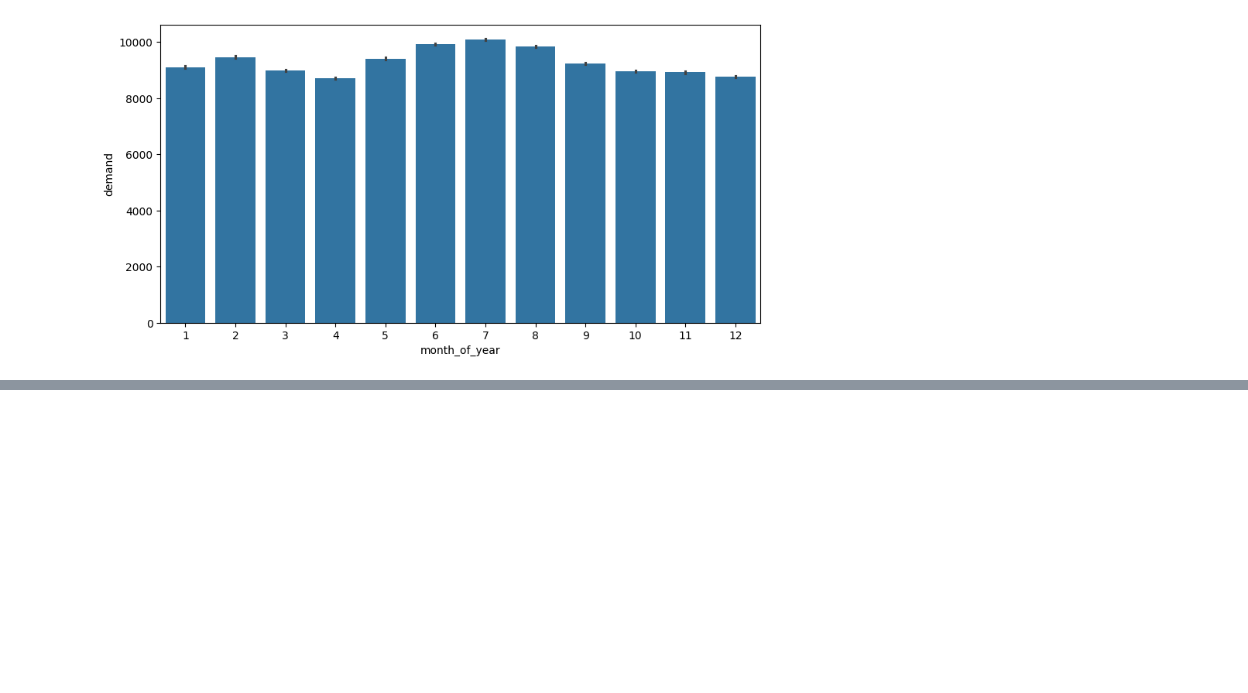
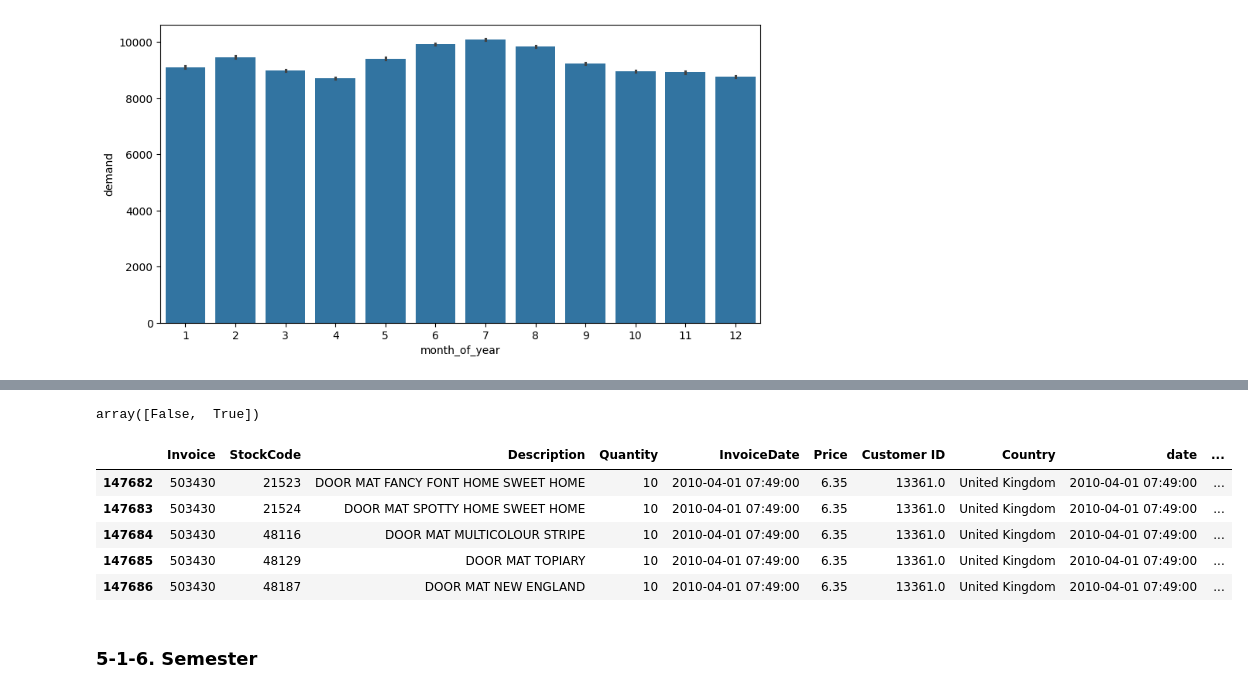
Before and after one commit to yungshun317/pd-algo-trading, a Jupyter notebook: feature_engineering.ipynb, the cells around one changed output, grey strips where cells are left out. Drawn from its saved outputs; the diff is of its cells as text; code cells hidden in the pictures; blank space fills up the shorter version.

```diff
--- a/feature_engineering.ipynb
+++ b/feature_engineering.ipynb
@@ -1245,0 +1534,5 @@ sns.barplot(data=result, y="demand", x="month_of_year", ax=ax)
+# %%
+# Extract year start and year end.
+data["invoice_year_start"] = data["date"].dt.is_year_start
+data["invoice_year_end"] = data["date"].dt.is_year_end
+data[["invoice_year_start", "invoice_year_end", "date"]].head()
@@ -1245,0 +1556,4 @@ sns.barplot(data=result, y="demand", x="month_of_year", ax=ax)
+# %%
+# Extract leap year.
+data["invoice_year_leap"] = data["date"].dt.is_leap_year
+data[["invoice_year", "invoice_year_leap"]].head()
@@ -1245,0 +1573,4 @@ sns.barplot(data=result, y="demand", x="month_of_year", ax=ax)
+# %%
+# Extract quarter from date variable - takes values 1 to 4.
+data["invoice_quarter"] = data["date"].dt.quarter
+data[["date", "invoice_quarter"]].head()
@@ -1245,0 +1590,5 @@ sns.barplot(data=result, y="demand", x="month_of_year", ax=ax)
+# %%
+# Extract quarter start and end.
+data["invoice_quarter_start"] = data["date"].dt.is_quarter_start
+data["invoice_quarter_end"] = data["date"].dt.is_quarter_end
+data[["invoice_quarter_start", "invoice_quarter_end", "date"]].head()
@@ -1245,0 +1602,17 @@ sns.barplot(data=result, y="demand", x="month_of_year", ax=ax)
+# %%
+data["invoice_quarter_start"].unique()
+# %% [output]
+array([False,  True])
+# %%
+# With this command we can see that the variable we created coincides
+# with the quarter start - just a sanity check.
+data[data["invoice_quarter_start"] == True].head()
+# %% [output]
+|  | Invoice | StockCode | Description | Quantity | InvoiceDate | Price | Customer ID | Country | date | ... |
+| 147682 | 503430 | 21523 | DOOR MAT FANCY FONT HOME SWEET HOME | 10 | 2010-04-01 07:49:00 | 6.35 | 13361.0 | United Kingdom | 2010-04-01 07:49:00 | ... |
+| 147683 | 503430 | 21524 | DOOR MAT SPOTTY HOME SWEET HOME | 10 | 2010-04-01 07:49:00 | 6.35 | 13361.0 | United Kingdom | 2010-04-01 07:49:00 | ... |
+| 147684 | 503430 | 48116 | DOOR MAT MULTICOLOUR STRIPE | 10 | 2010-04-01 07:49:00 | 6.35 | 13361.0 | United Kingdom | 2010-04-01 07:49:00 | ... |
+| 147685 | 503430 | 48129 | DOOR MAT TOPIARY | 10 | 2010-04-01 07:49:00 | 6.35 | 13361.0 | United Kingdom | 2010-04-01 07:49:00 | ... |
+| 147686 | 503430 | 48187 | DOOR MAT NEW ENGLAND | 10 | 2010-04-01 07:49:00 | 6.35 | 13361.0 | United Kingdom | 2010-04-01 07:49:00 | ... |
+# %% [markdown]
+### 5-1-6. Semester
```
Also changed, not shown: parts of 63 cells of this notebook.
